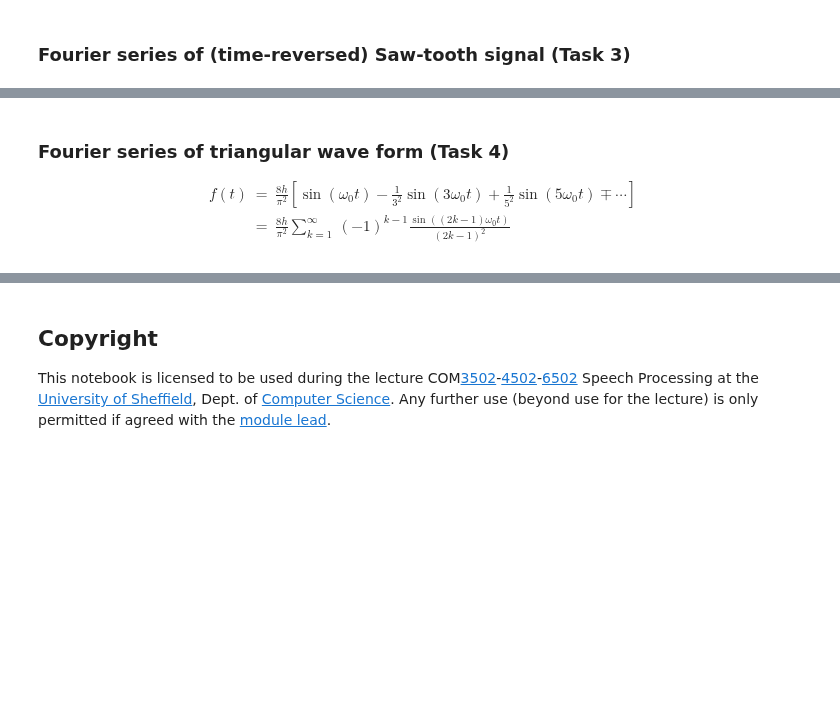
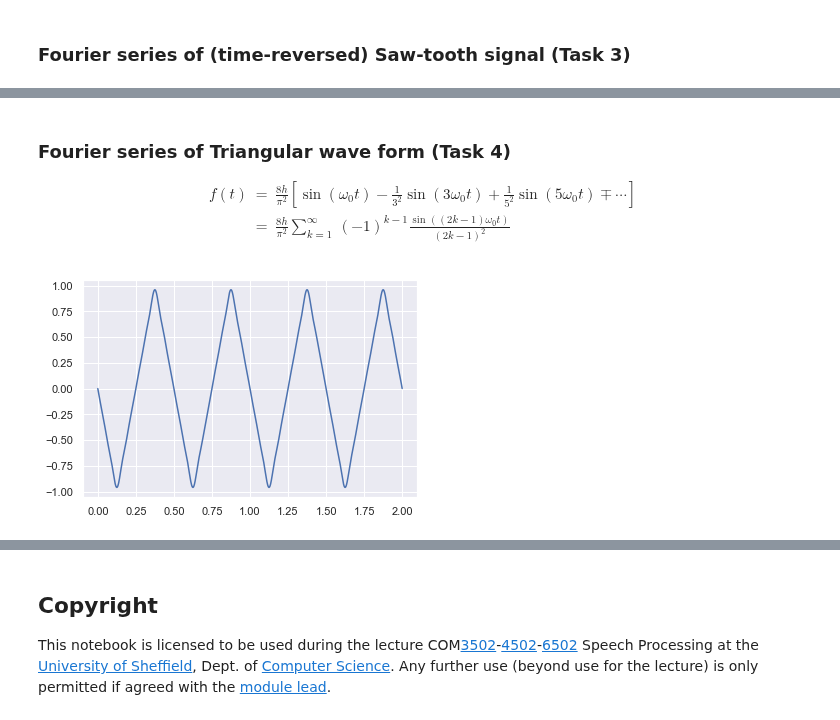
Before and after one commit to sap-shef/SpeechProcesssingLab, a Jupyter notebook: Lab-Sheet-Solutions/Lab-Sheet-4-Solution.ipynb, the cells around one changed output, grey strips where cells are left out. Drawn from its saved outputs; the diff is of its cells as text; code cells hidden in the pictures; blank space fills up the shorter version.

```diff
--- a/Lab-Sheet-Solutions/Lab-Sheet-4-Solution.ipynb
+++ b/Lab-Sheet-Solutions/Lab-Sheet-4-Solution.ipynb
@@ -222,8 +224,49 @@ plt.xlabel('time $t$ in seconds')
 # %% [markdown]
-### Fourier series of triangular wave form (Task 4)
+### Fourier series of Triangular wave form (Task 4)
 
 \begin{eqnarray}
 \label{eq:FourierSeriesTriangular}
 f(t) &=& \frac{8h}{\pi^2}\left[\sin(\omega_0t)-\frac{1}{3^2}\sin(3\omega_0t)+\frac{1}{5^2}\sin(5\omega_0t)\mp \cdots\right] \tag{7}\\
- &=& \frac{8h}{\pi^2} \sum_{k=1}^{\infty}\,(-1)^{k-1}\frac{\sin((2k-1)\omega_0t)}{(2k-1)^2} \tag{}
+ &=& \frac{8h}{\pi^2} \sum_{k=1}^{\infty}\,(-1)^{k-1}\frac{\sin((2k-1)\omega_0t)}{(2k-1)^2} \tag{8}
 \end{eqnarray}
+# %%
+def generateTriangular(f0=2, length = 2, fs=8000, order=10, height=1):
+    """
+    Return a saw-tooth signal with given parameters.
+
+    Parameters
+    ----------
+    f0 : float, optional
+        fundamental frequency $f_0$ of the signal to be generated,
+        default: 1 Hz
+    length : float, optional
+        length of the signal to be generated, default: 2 sec.
+    fs : float, optional
+        sampling frequency $f_s$, default: 8000 Hz
+    order : int, optional
+        number of sinosuids to approximate saw-tooth, default: 10
+    height : float, optional
+        height of saw-tooth, default: 1
+
+    Returns
+    -------
+    sawTooth
+        generated sawtooth signal
+    t
+        matching time vector
+    """
+
+    t=np.arange(0,length,1/fs) # time vector
+    sum = np.zeros(len(t))
+    for ii in range(0, order, 2):
+        jj=ii+1
+        sign = (jj % 4) - 2# create alternating sign
+        #print('Sign is ' + str(sign) + ' for i=' + str(jj))
+        sum += sign*np.sin(2*np.pi*jj*f0*t)/(jj**2)
+    return 8*height*sum/(np.pi**2), t
+
+signal,t = generateTriangular(order=10)
+plt.plot(t,signal);
+plt.xlabel('time $t$ in seconds')
+# %% [output]
+[figure, added]
```
Also changed, not shown: parts of 6 cells of this notebook, 1 other file.
